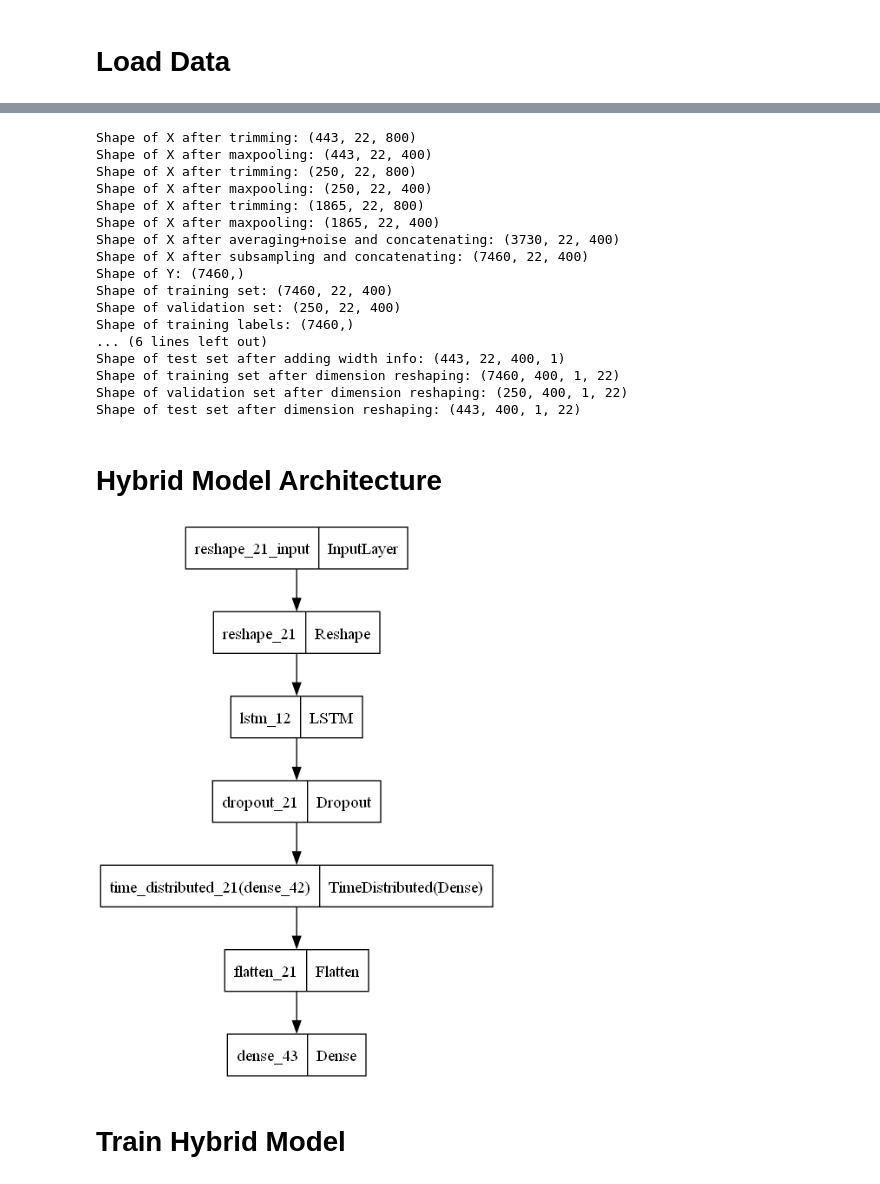
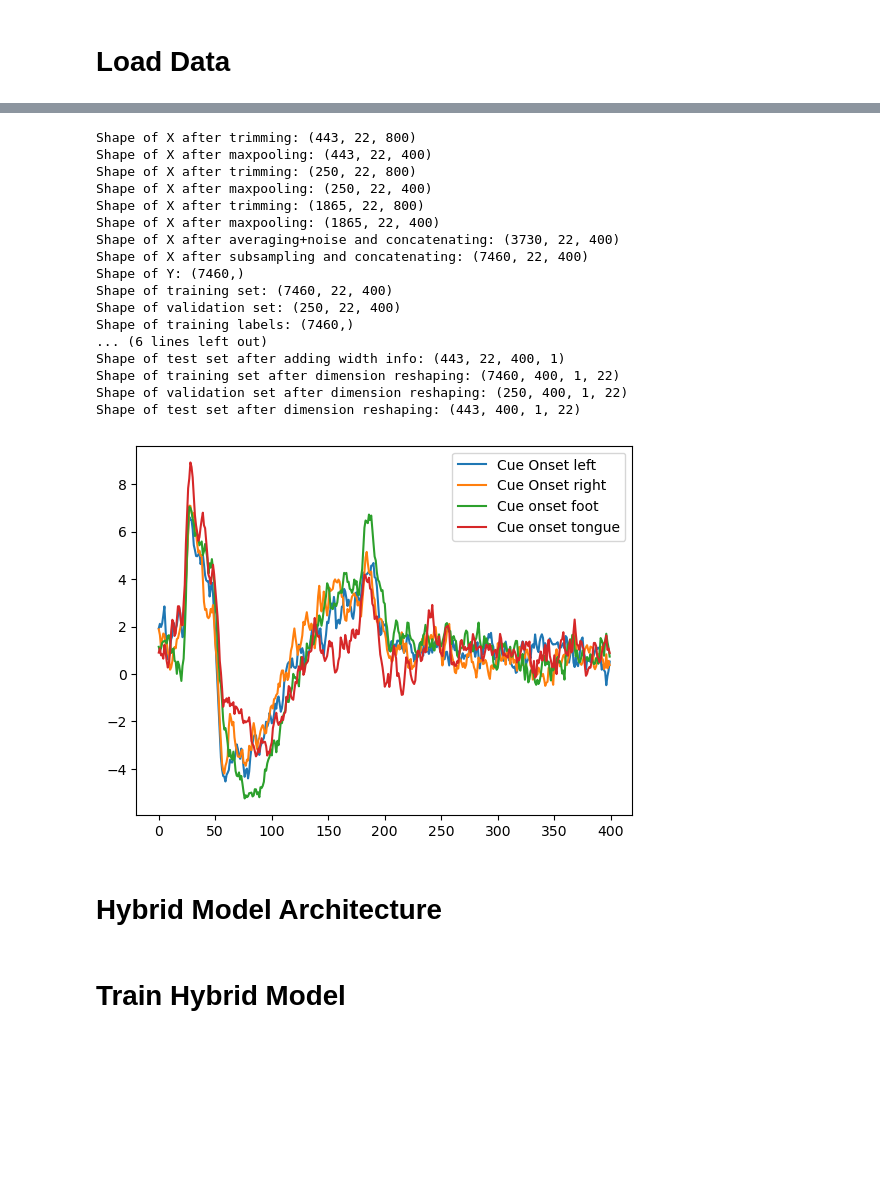
Before and after one commit to aaron68lee/Deep-Learning-EEG-BCI-Signal-Processing, a Jupyter notebook: EEG_Pure_LSTM.ipynb, the cells around one changed output, grey strips where cells are left out. Saved outputs shown, nothing was run; the diff lists cells and outputs as text; code cells hidden in the pictures; blank space fills up the shorter version.

```diff
--- a/EEG_Pure_LSTM.ipynb
+++ b/EEG_Pure_LSTM.ipynb
@@ -83,7 +86,7 @@ def train_data_prep(X,y,sub_sample,average,noise):
     total_y = None
 
     # Trimming the data (sample,22,1000) -> (sample,22,800)
-    X = X[:,:,0:800]
+    X = X[:,:,0:timesteps*sub_sample]
     print('Shape of X after trimming:',X.shape)
 
     # Maxpooling the data (sample,22,800) -> (sample,22,800/sub_sample)
@@ -124,7 +127,7 @@ def test_data_prep(X):
 
 
     # Trimming the data (sample,22,1000) -> (sample,22,800)
-    X = X[:,:,0:800]
+    X = X[:,:,0:timesteps*2]
     print('Shape of X after trimming:',X.shape)
 
     # Maxpooling the data (sample,22,800) -> (sample,22,800/sub_sample)
@@ -157,6 +160,37 @@ print('Shape of validation set:',x_valid_prep.shape)
 print('Shape of training labels:',y_train.shape)
 print('Shape of validation labels:',y_valid.shape)
 
+## Visualizing the data
+
+ch_data = x_train[:,8,:]
+
+
+class_0_ind = np.where(y_train == 0)
+ch_data_class_0 = ch_data[class_0_ind]
+avg_ch_data_class_0 = np.mean(ch_data_class_0,axis=0)
+
+
+class_1_ind = np.where(y_train == 1)
+ch_data_class_1 = ch_data[class_1_ind]
+avg_ch_data_class_1 = np.mean(ch_data_class_1,axis=0)
+
+class_2_ind = np.where(y_train == 2)
+ch_data_class_2 = ch_data[class_2_ind]
+avg_ch_data_class_2 = np.mean(ch_data_class_2,axis=0)
+
+class_3_ind = np.where(y_train == 3)
+ch_data_class_3 = ch_data[class_3_ind]
+avg_ch_data_class_3 = np.mean(ch_data_class_3,axis=0)
+
+
+plt.plot(np.arange(timesteps),avg_ch_data_class_0)
+plt.plot(np.arange(timesteps),avg_ch_data_class_1)
+plt.plot(np.arange(timesteps),avg_ch_data_class_2)
+plt.plot(np.arange(timesteps),avg_ch_data_class_3)
+# plt.axvline(x=500, label='line at t=500',c='cyan')
+
+plt.legend(["Cue Onset left", "Cue Onset right", "Cue onset foot", "Cue onset tongue"])
+
 
 # Converting the labels to categorical variables for multiclass classification
 y_train = to_categorical(y_train, 4)
@@ -176,33 +210,34 @@ print('Shape of test set after adding width info:',x_test.shape)
 
 
 # Reshaping the training and validation dataset
 x_train = np.swapaxes(x_train, 1,3)
 x_train = np.swapaxes(x_train, 1,2)
 x_valid = np.swapaxes(x_valid, 1,3)
 x_valid = np.swapaxes(x_valid, 1,2)
 x_test = np.swapaxes(x_test, 1,3)
 x_test = np.swapaxes(x_test, 1,2)
 print('Shape of training set after dimension reshaping:',x_train.shape)
 print('Shape of validation set after dimension reshaping:',x_valid.shape)
 print('Shape of test set after dimension reshaping:',x_test.shape)
 # %% [output]
 Shape of X after trimming: (443, 22, 800)
 Shape of X after maxpooling: (443, 22, 400)
 Shape of X after trimming: (250, 22, 800)
 Shape of X after maxpooling: (250, 22, 400)
 Shape of X after trimming: (1865, 22, 800)
 Shape of X after maxpooling: (1865, 22, 400)
 Shape of X after averaging+noise and concatenating: (3730, 22, 400)
 Shape of X after subsampling and concatenating: (7460, 22, 400)
 Shape of Y: (7460,)
 Shape of training set: (7460, 22, 400)
 Shape of validation set: (250, 22, 400)
 Shape of training labels: (7460,)
 ... (6 lines left out)
 Shape of test set after adding width info: (443, 22, 400, 1)
 Shape of training set after dimension reshaping: (7460, 400, 1, 22)
 Shape of validation set after dimension reshaping: (250, 400, 1, 22)
 Shape of test set after dimension reshaping: (443, 400, 1, 22)
+[figure, added]
 # %% [markdown]
 # Hybrid Model Architecture
 # %%
@@ -211,8 +246,8 @@ def create_lstm_model(units=32, dropout=0.4, dense=16):
     lstm_model = Sequential()
 
     # # FC layer
-    lstm_model.add(Reshape((400, 22)))
-    lstm_model.add(LSTM(units, input_shape=(400,22), return_sequences=True)) #dropout=0.4, recurrent_dropout=0.1,
+    lstm_model.add(Reshape((timesteps, 22)))
+    lstm_model.add(LSTM(units, input_shape=(timesteps,22), return_sequences=True, kernel_regularizer=regularizers.L2(10))) #dropout=0.4, recurrent_dropout=0.1,
     lstm_model.add(Dropout(dropout))
     # lstm_model.add(LSTM(10, activation='sigmoid', dropout=0.4, recurrent_dropout=0.1, return_sequences=True))
     # lstm_model.add(Dropout(0.2))
@@ -221,15 +256,13 @@ def create_lstm_model(units=32, dropout=0.4, dense=16):
     lstm_model.add(Flatten())
     lstm_model.add(Dense(4, activation='softmax')) # Output FC layer with softmax activation
 
-    lstm_model.build((1, 400, 1, 22))
+    lstm_model.build((1, timesteps, 1, 22))
     # Printing the model summary
     # lstm_model.summary()
     return lstm_model
 
-best_lstm = create_lstm_model(64, 0.1, 8)
-keras.utils.plot_model(best_lstm, to_file="../Gallery/LSTM_architecture_plot.png", show_shapes=False)
+# best_lstm = create_lstm_model(64, 0.1, 8)
+# keras.utils.plot_model(best_lstm, to_file="../Gallery/LSTM_architecture_plot.png", show_shapes=True)
-# %% [output]
-[figure, removed]
 # %%
 
 import os
```
Also changed, not shown: parts of 11 cells of this notebook.
